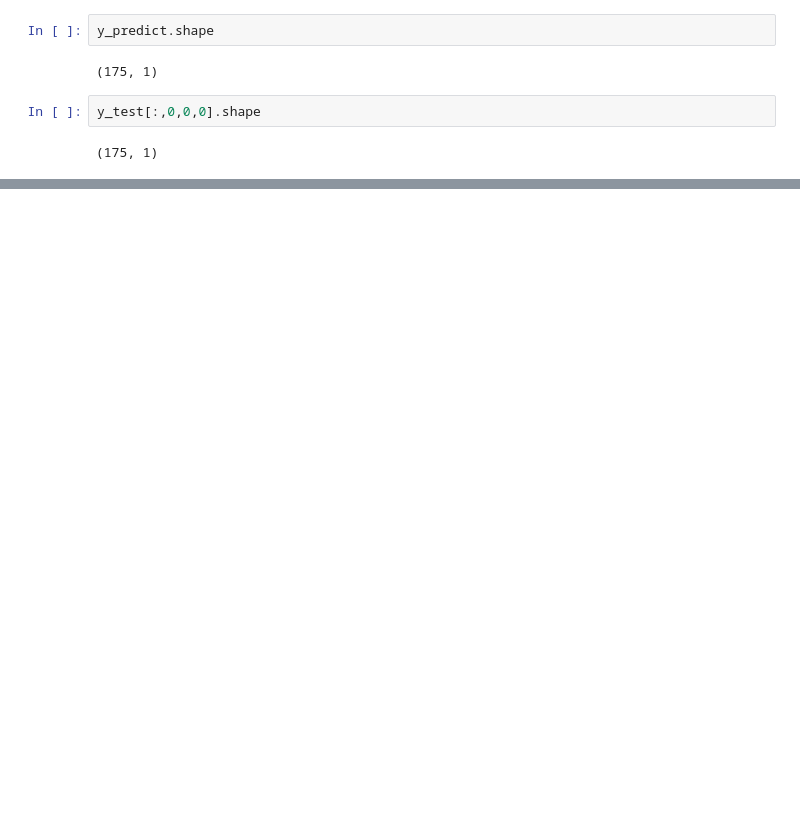
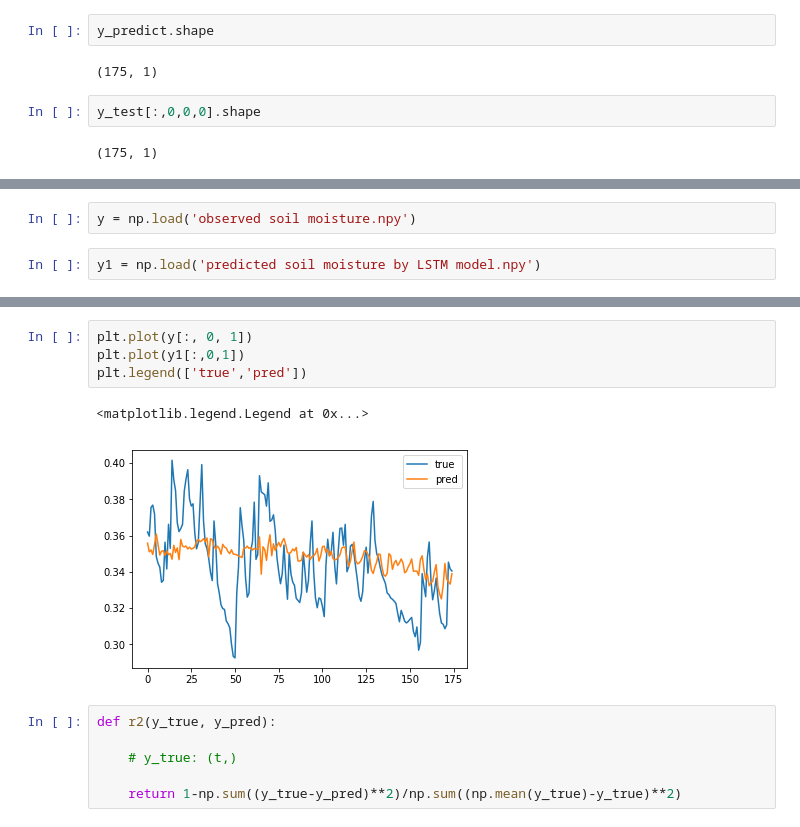
Before and after one commit to leelew/HRSEPP, a Jupyter notebook: src/debug.ipynb, the cells around one changed output, grey strips where cells are left out. Saved outputs shown, nothing was run; the diff lists cells and outputs as text; blank space fills up the shorter version.

```diff
--- a/src/debug.ipynb
+++ b/src/debug.ipynb
@@ -146,0 +236,4 @@ print(np.corrcoef(y_test[:,0,0,0, 0], y_predict[:,0]))
+# %%
+y = np.load('observed soil moisture.npy')
+# %%
+y1 = np.load('predicted soil moisture by LSTM model.npy')
@@ -146,0 +262,13 @@ print(np.corrcoef(y_test[:,0,0,0, 0], y_predict[:,0]))
+# %%
+plt.plot(y[:, 0, 1])
+plt.plot(y1[:,0,1])
+plt.legend(['true','pred'])
+# %% [output]
+<matplotlib.legend.Legend at 0x...>
+[figure, added]
+# %%
+def r2(y_true, y_pred):
+
+    # y_true: (t,)
+
+    return 1-np.sum((y_true-y_pred)**2)/np.sum((np.mean(y_true)-y_true)**2)
```
Also changed, not shown: parts of 23 cells of this notebook, 11 other files.
